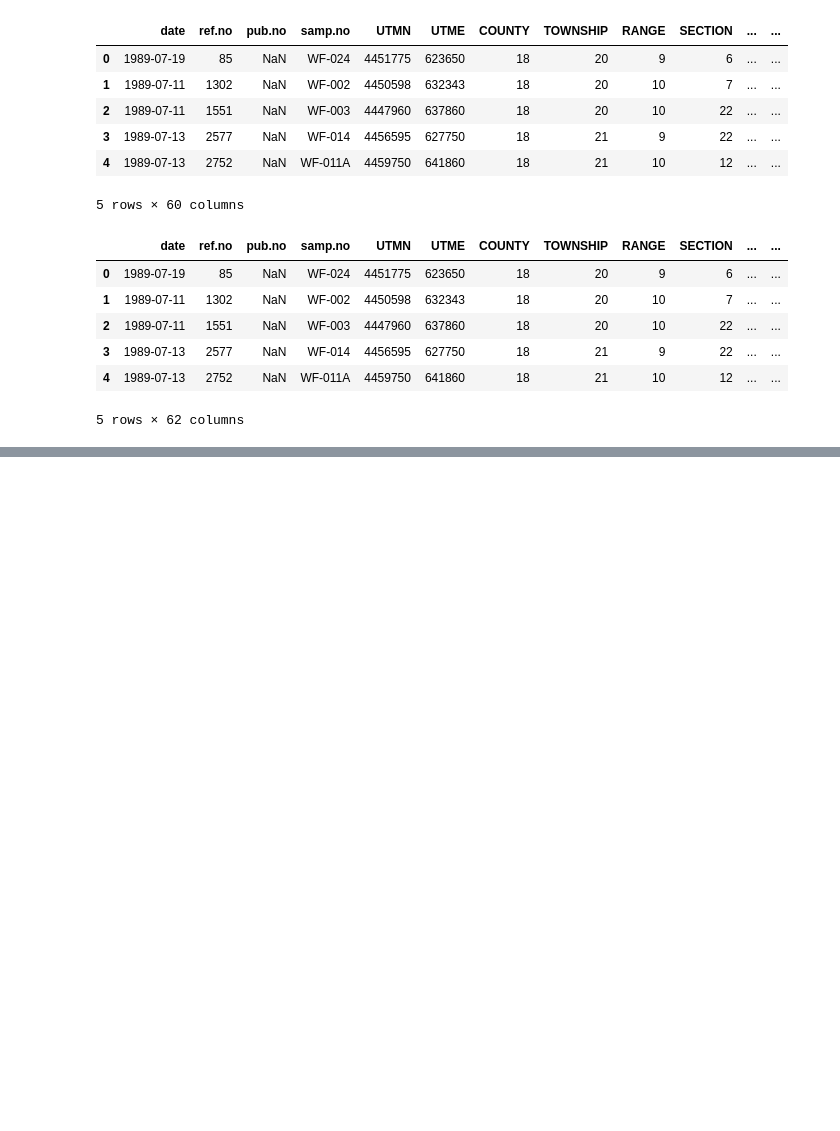
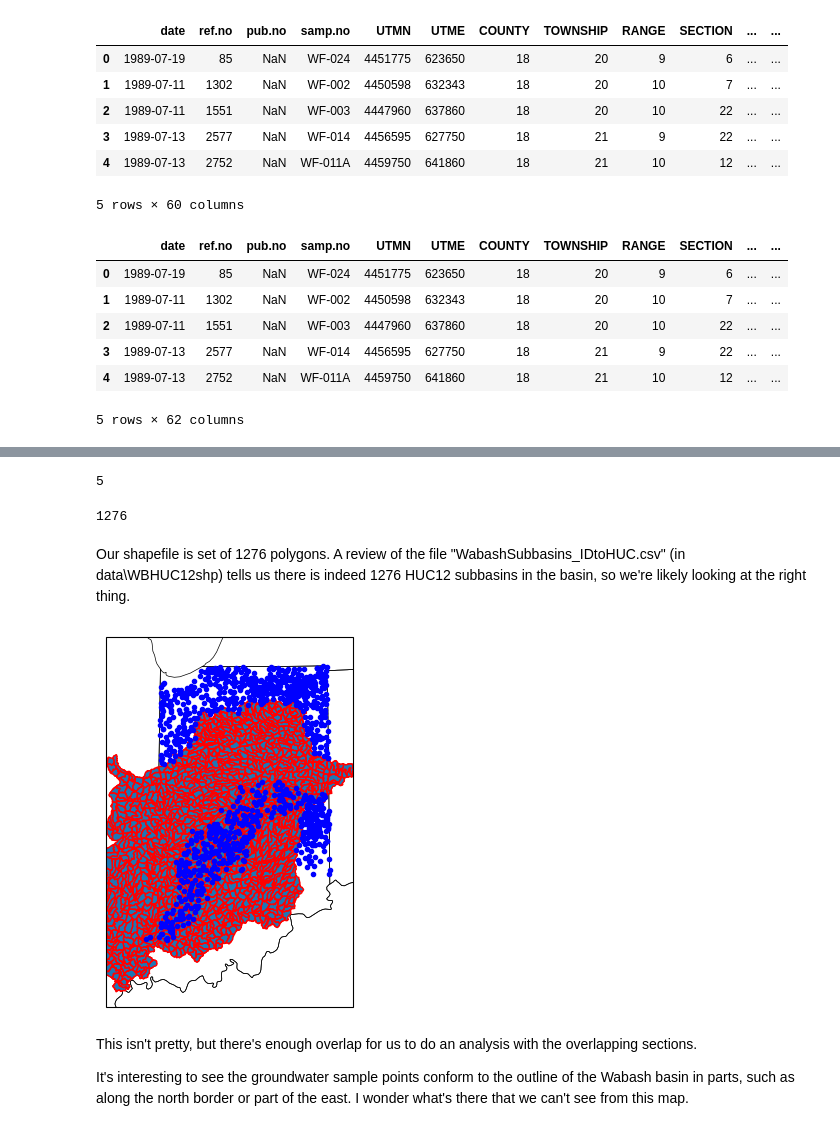
Before and after one commit to cookjan/G690_jcc, a Jupyter notebook: research_project/IDNR_GW.ipynb, the cells around one changed output, grey strips where cells are left out. Drawn from its saved outputs; the diff is of its cells as text; code cells hidden in the pictures; blank space fills up the shorter version.

Commit message:
added HUC12 boundary to analysis

```diff
--- a/research_project/IDNR_GW.ipynb
+++ b/research_project/IDNR_GW.ipynb
@@ -79,2 +89,46 @@ plt.show()
+# %%
+# provide path of shapefile
+shp_path = r'C:\Users\janel\OneDrive\Documents\IU grad\Classes F23\EAS 690 Advanced Data Science\G690_Test\research_project\data\WBHUC12shp\Wabash_HUC12.shp'
+
+HUC_shp = shapefile.Reader(shp_path)
+
+#print what shapetype the shapefile is. 5 means polygon
+print(HUC_shp.shapeType)
+#how many features are there?
+len(HUC_shp)
+# %% [output]
+5
+1276
+# %% [markdown]
+Our shapefile is set of 1276 polygons. A review of the file "WabashSubbasins_IDtoHUC.csv" (in data\WBHUC12shp) tells us there is indeed 1276 HUC12 subbasins in the basin, so we're likely looking at the right thing.
+# %%
+#import more specific functions
+from cartopy.feature import ShapelyFeature
+from cartopy.io.shapereader import Reader
+
+#create the plot
+fig, ax = plt.subplots( subplot_kw= dict(projection = projection))
+ax.plot(IDNR_gw_full['lon'], IDNR_gw_full['lat'], '.', color="b", transform = transform)
+ax.add_feature(cartopy.feature.STATES, linewidth=0.5)
+# Set map extent
+ax.set_extent([-88.3, -84.5, 37.6, 42.1], crs=cartopy.crs.PlateCarree())
+
+
+
+# add shapefile as feature
+state_feature = ShapelyFeature(Reader(shp_path).geometries(),
+                               crs=cartopy.crs.PlateCarree(), edgecolor='r')
+ax.add_feature(state_feature)
+
+
+
+plt.show()
+# %% [output]
+[figure, added]
+# %% [markdown]
+This isn't pretty, but there's enough overlap for us to do an analysis with the overlapping sections.
+
+
+It's interesting to see the groundwater sample points conform to the outline of the Wabash basin in parts, such as along the north border or part of the east. I wonder what's there that we can't see from this map.
 # %%
 #interpolate geochemical parameters
```
Also changed, not shown: parts of 5 cells of this notebook.
